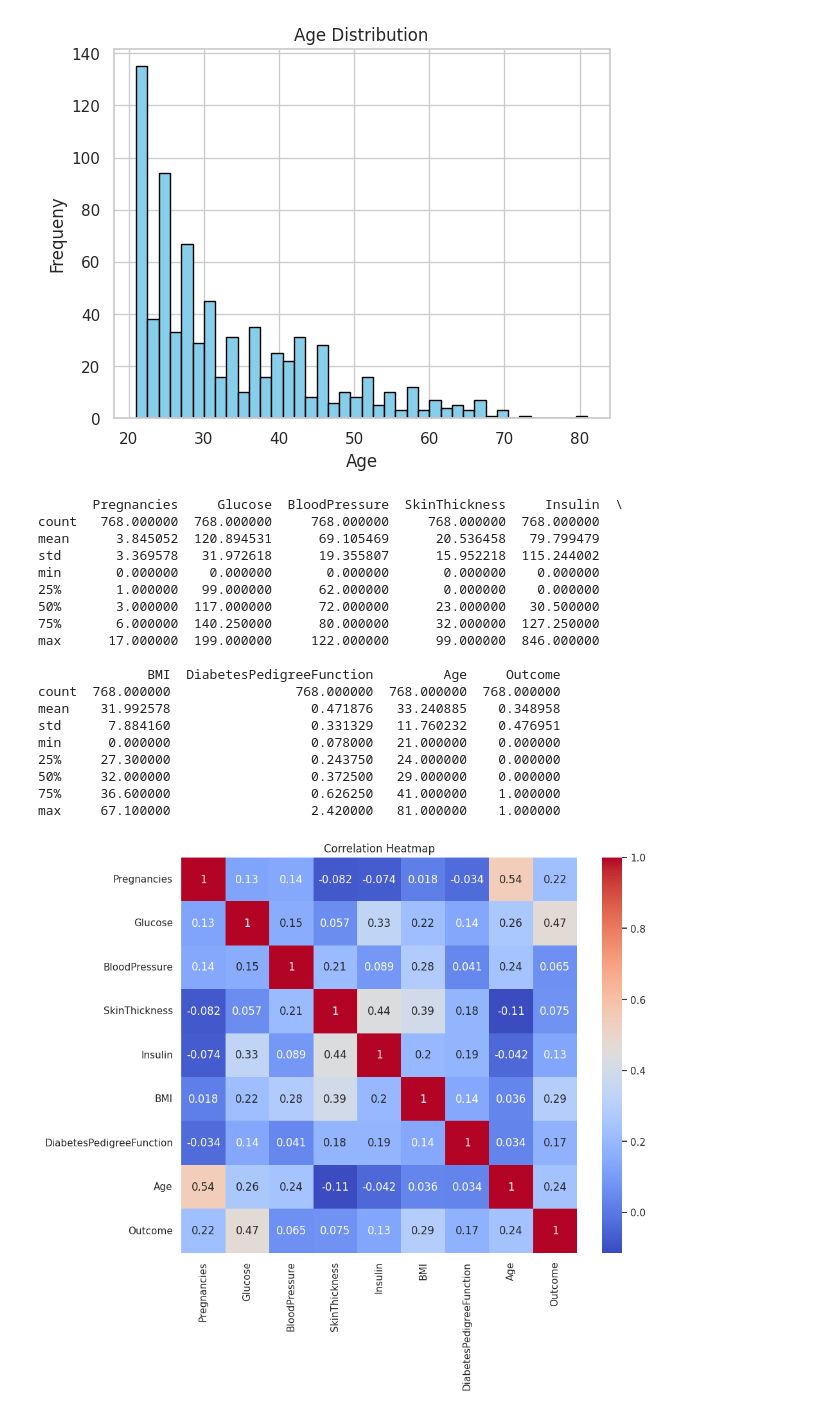
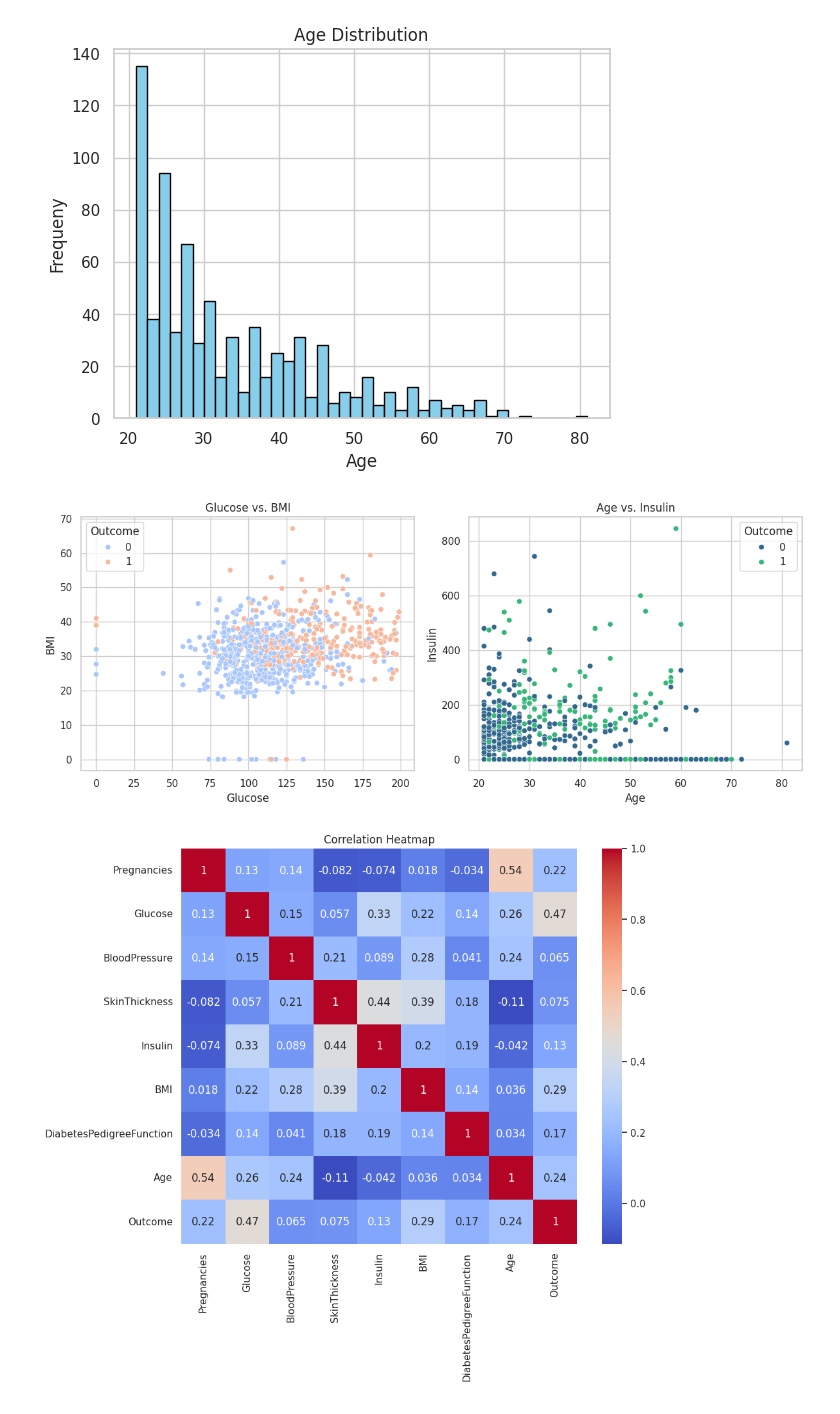
Before and after one commit to 2303A51867/ADM, a Jupyter notebook: Lab_assignment2.ipynb, the cells around one changed output. Saved outputs shown, nothing was run; the diff lists cells and outputs as text; code cells hidden in the pictures.

```diff
--- a/Lab_assignment2.ipynb
+++ b/Lab_assignment2.ipynb
@@ -12,30 +12,20 @@ plt.ylabel('Frequeny')
 plt.show()
 # %% [output]
 [figure]
-# %%
-#2 statistical summary of dataset
-summary=data.describe()
-print(summary)
-# %% [output]
-       Pregnancies     Glucose  BloodPressure  SkinThickness     Insulin  \
-count   768.000000  768.000000     768.000000     768.000000  768.000000
-mean      3.845052  120.894531      69.105469      20.536458   79.799479
-std       3.369578   31.972618      19.355807      15.952218  115.244002
-min       0.000000    0.000000       0.000000       0.000000    0.000000
-25%       1.000000   99.000000      62.000000       0.000000    0.000000
-50%       3.000000  117.000000      72.000000      23.000000   30.500000
-75%       6.000000  140.250000      80.000000      32.000000  127.250000
-max      17.000000  199.000000     122.000000      99.000000  846.000000
-
-              BMI  DiabetesPedigreeFunction         Age     Outcome
-count  768.000000                768.000000  768.000000  768.000000
-mean    31.992578                  0.471876   33.240885    0.348958
-std      7.884160                  0.331329   11.760232    0.476951
-min      0.000000                  0.078000   21.000000    0.000000
-25%     27.300000                  0.243750   24.000000    0.000000
-50%     32.000000                  0.372500   29.000000    0.000000
-75%     36.600000                  0.626250   41.000000    1.000000
-max     67.100000                  2.420000   81.000000    1.000000
+# %%
+#2 statistical summary of dataset
+import seaborn as sns
+plt.figure(figsize=(12, 5))
+plt.subplot(1, 2, 1)
+sns.scatterplot(x=data["Glucose"], y=data["BMI"], hue=data["Outcome"], palette="coolwarm")
+plt.title("Glucose vs. BMI")
+plt.subplot(1, 2, 2)
+sns.scatterplot(x=data["Age"], y=data["Insulin"], hue=data["Outcome"], palette="viridis")
+plt.title("Age vs. Insulin")
+plt.tight_layout()
+plt.show()
+# %% [output]
+[figure, added]
 # %%
 #3 Heatmap
 plt.figure(figsize=(10, 8))
```
